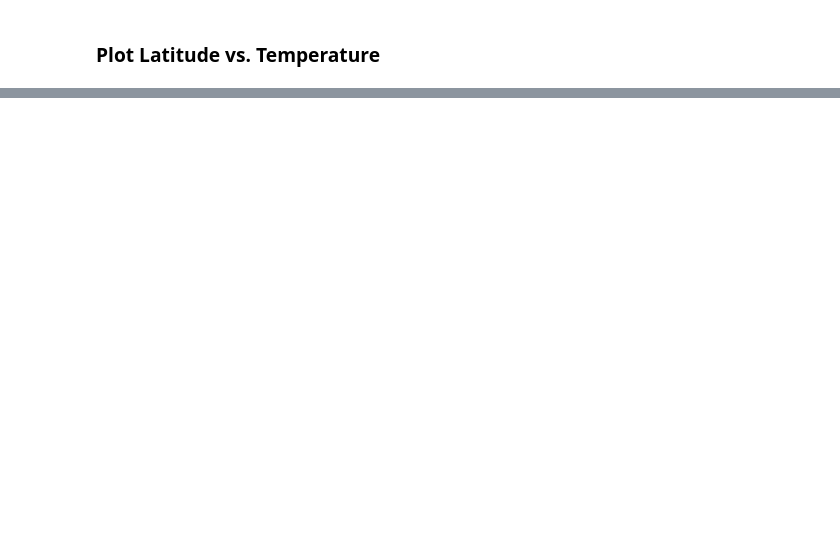
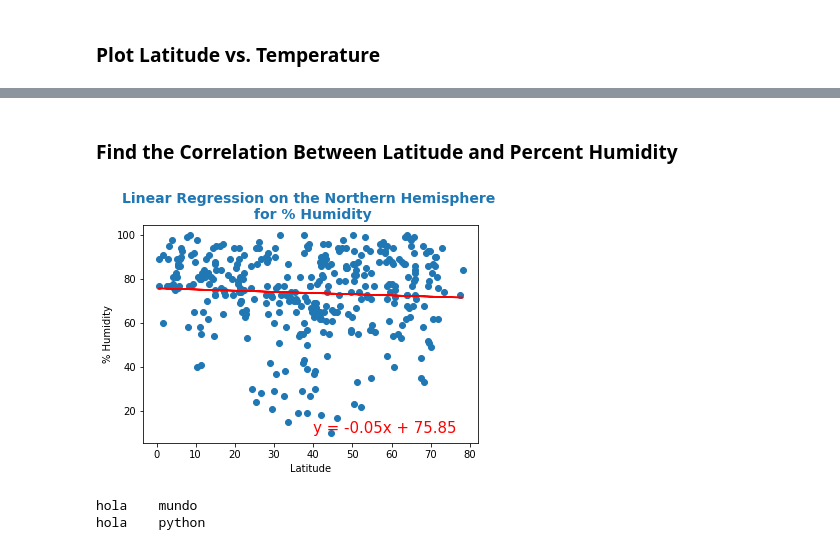
Before and after one commit to CarmenU18/World_Weather_Analysis, a Jupyter notebook: WeatherPy.ipynb, the cells around one changed output, grey strips where cells are left out. Saved outputs shown, nothing was run; the diff lists cells and outputs as text; code cells hidden in the pictures; blank space fills up the shorter version.

```diff
--- a/WeatherPy.ipynb
+++ b/WeatherPy.ipynb
@@ -323,0 +493,49 @@ plt.show()
+# %% [markdown]
+### Find the Correlation Between Latitude and Percent Humidity
+# %%
+# Perform Linear Regression on the Percent Humidity for the Northern Hemisphere
+
+# Create a function to create perform linear regression on the weather data
+# and plot a regression line and the equation with the data.
+
+def plot_linear_regression (x_values, y_values, title, y_label, text_coordinates):
+
+    # Run regression on hemisphere weather data.
+    (slope, intercept, r_value, p_value, std_err) = linregress(x_values, y_values)
+
+    # Calculate the regression line "y values" from the slope and intercept.
+    regress_values = x_values * slope + intercept
+
+    # Get the equation of the line.
+    line_eq = "y = " + str(round(slope,2)) + "x + " + str(round(intercept,2))
+
+    # Create a scatter plot and plot the regression line.
+    plt.scatter(x_values,y_values)
+    plt.plot(x_values,regress_values,"r")
+
+    # Annotate the text for the line equation.
+    plt.annotate(line_eq, text_coordinates, fontsize=15, color="red")
+    plt.xlabel('Latitude')
+    plt.ylabel(y_label)
+    plt.title(title, loc = "center", fontdict = {'fontsize':14, 'fontweight':'bold', 'color':'tab:blue'})
+    plt.show()
+# %%
+# Para realizar la regresión lineal sobre el porcentaje de humedad para el hemisferio norte, establezca el valor x igual a la columna de latitud y el valor y igual a la columna de humedad
+# del DataFrame northern_hemi_df.
+
+# Linear regression on the Northern Hemisphere
+x_values = northern_hemi_df["Lat"]
+y_values = northern_hemi_df["Humidity"]
+
+# Call the function
+# Call the function.
+plot_linear_regression(x_values, y_values,
+                       'Linear Regression on the Northern Hemisphere \n for % Humidity', '% Humidity',(40,10))
+# %% [output]
+[figure, added]
+# %%
+# Salto de linea y la tabulación a la vez:
+print('hola\tmundo\nhola\tpython')
+# %% [output]
+hola    mundo
+hola    python
```
Also changed, not shown: parts of 47 cells of this notebook.
